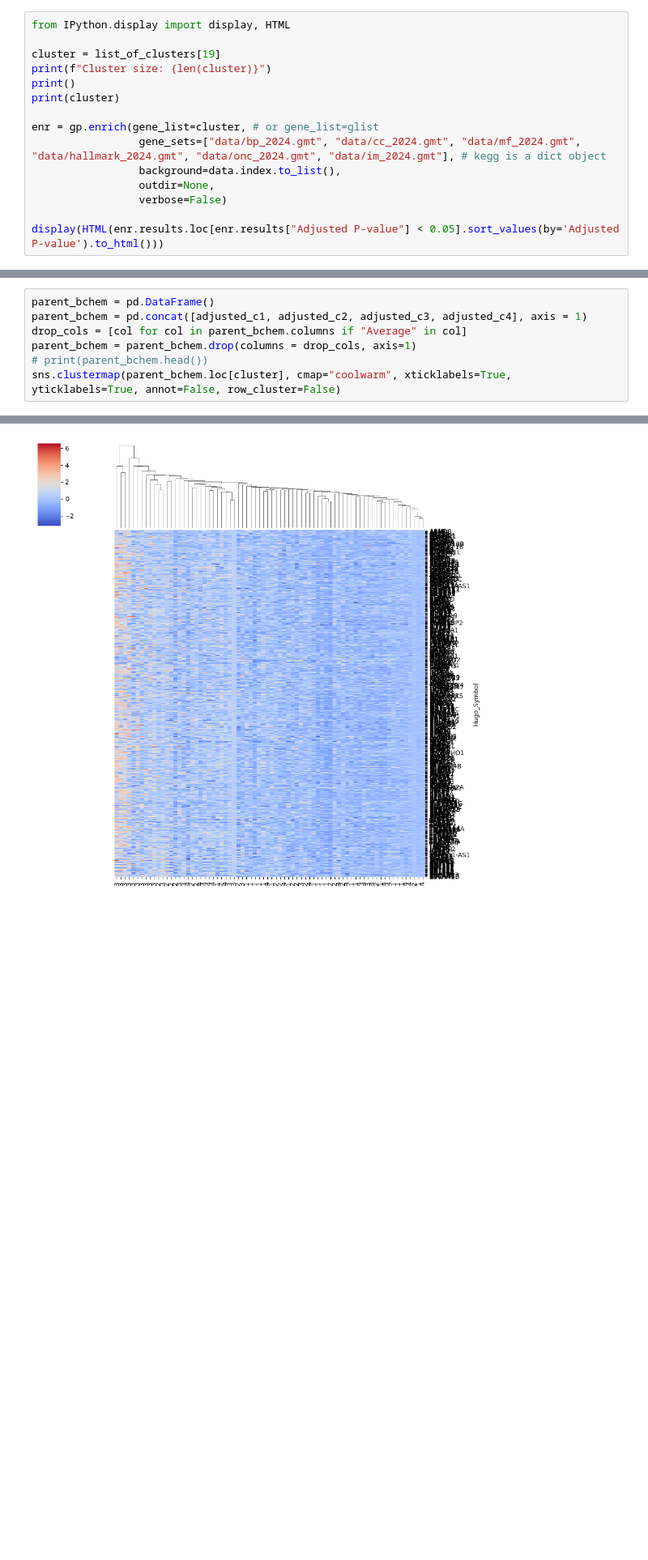
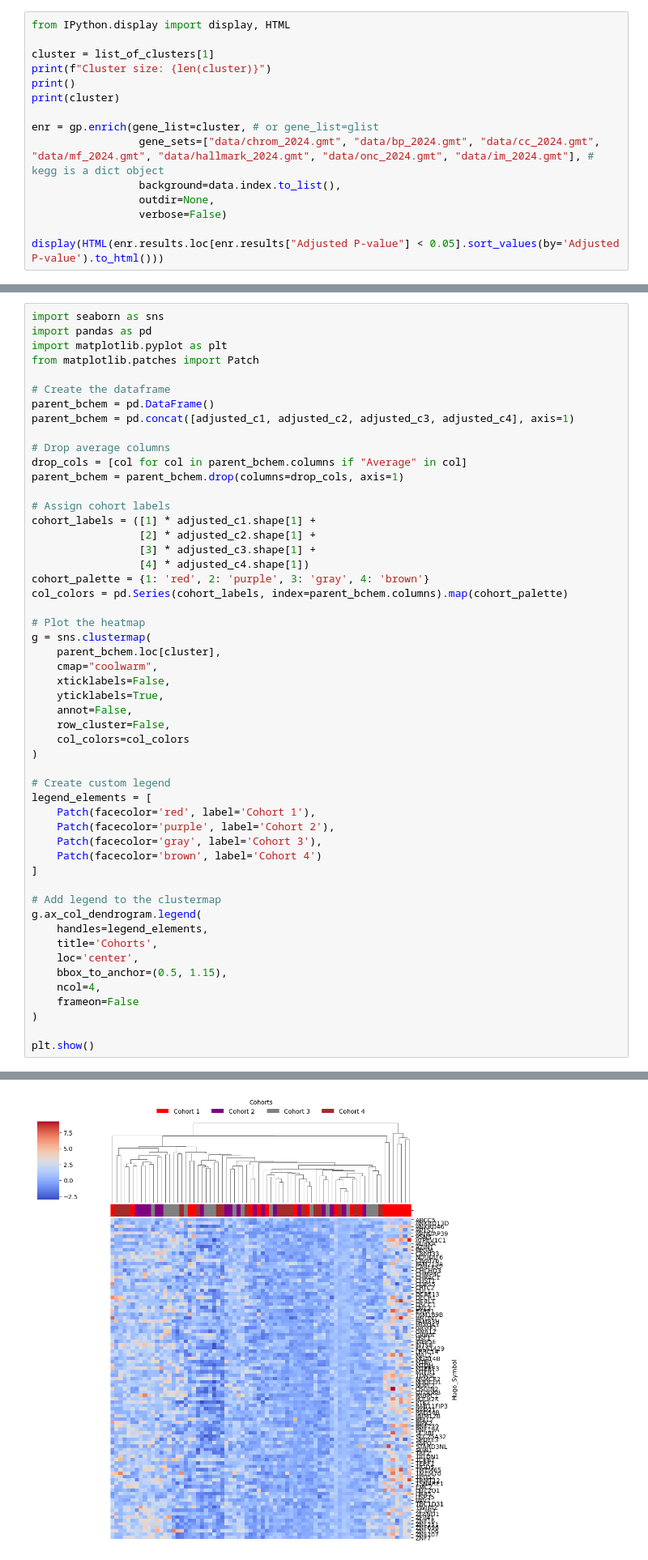
Before and after one commit to nocturnal-design/TCGA_Analysis, a Jupyter notebook: heatmap.ipynb, the cells around one changed output, grey strips where cells are left out. Shown at 81% size. Saved outputs shown, nothing was run; the diff lists cells and outputs as text; blank space fills up the shorter version.

```diff
--- a/heatmap.ipynb
+++ b/heatmap.ipynb
@@ -270,13 +270,13 @@ import gseapy as gp
 # %%
 from IPython.display import display, HTML
 
-cluster = list_of_clusters[19]
+cluster = list_of_clusters[1]
 print(f"Cluster size: {len(cluster)}")
 print()
 print(cluster)
 
 enr = gp.enrich(gene_list=cluster, # or gene_list=glist
-                 gene_sets=["data/bp_2024.gmt", "data/cc_2024.gmt", "data/mf_2024.gmt", "data/hallmark_2024.gmt", "data/onc_2024.gmt", "data/im_2024.gmt"], # kegg is a dict object
+                 gene_sets=["data/chrom_2024.gmt", "data/bp_2024.gmt", "data/cc_2024.gmt", "data/mf_2024.gmt", "data/hallmark_2024.gmt", "data/onc_2024.gmt", "data/im_2024.gmt"], # kegg is a dict object
                  background=data.index.to_list(),
                  outdir=None,
                  verbose=False)
@@ -333,10 +333,55 @@ EZHIP        0.1412  0.5871 -0.147017
 EFCAB8       0.2644 -0.4290  0.004756
 SDR16C6P    -0.1839 -0.1839 -0.183900
 # %%
+import seaborn as sns
+import pandas as pd
+import matplotlib.pyplot as plt
+from matplotlib.patches import Patch
+
+# Create the dataframe
 parent_bchem = pd.DataFrame()
-parent_bchem = pd.concat([adjusted_c1, adjusted_c2, adjusted_c3, adjusted_c4], axis = 1)
+parent_bchem = pd.concat([adjusted_c1, adjusted_c2, adjusted_c3, adjusted_c4], axis=1)
+
+# Drop average columns
 drop_cols = [col for col in parent_bchem.columns if "Average" in col]
-parent_bchem = parent_bchem.drop(columns = drop_cols, axis=1)
-# print(parent_bchem.head())
-sns.clustermap(parent_bchem.loc[cluster], cmap="coolwarm", xticklabels=True, yticklabels=True, annot=False, row_cluster=False)
+parent_bchem = parent_bchem.drop(columns=drop_cols, axis=1)
+
+# Assign cohort labels
+cohort_labels = ([1] * adjusted_c1.shape[1] +
+                 [2] * adjusted_c2.shape[1] +
+                 [3] * adjusted_c3.shape[1] +
+                 [4] * adjusted_c4.shape[1])
+cohort_palette = {1: 'red', 2: 'purple', 3: 'gray', 4: 'brown'}
+col_colors = pd.Series(cohort_labels, index=parent_bchem.columns).map(cohort_palette)
+
+# Plot the heatmap
+g = sns.clustermap(
+    parent_bchem.loc[cluster],
+    cmap="coolwarm",
+    xticklabels=False,
+    yticklabels=True,
+    annot=False,
+    row_cluster=False,
+    col_colors=col_colors
+)
+
+# Create custom legend
+legend_elements = [
+    Patch(facecolor='red', label='Cohort 1'),
+    Patch(facecolor='purple', label='Cohort 2'),
+    Patch(facecolor='gray', label='Cohort 3'),
+    Patch(facecolor='brown', label='Cohort 4')
+]
+
+# Add legend to the clustermap
+g.ax_col_dendrogram.legend(
+    handles=legend_elements,
+    title='Cohorts',
+    loc='center',
+    bbox_to_anchor=(0.5, 1.15),
+    ncol=4,
+    frameon=False
+)
+
+plt.show()
 # %% [output]
@@ -344,4 +388,4 @@ sns.clustermap(parent_bchem.loc[cluster], cmap="coolwarm", xticklabels=True, yti
-[figure, old version]
+[figure, new version]
 # %%
 from gseapy import barplot, dotplot
 ax = dotplot(enr.results,
```
Also changed, not shown: parts of 7 cells of this notebook, 2 other files.
